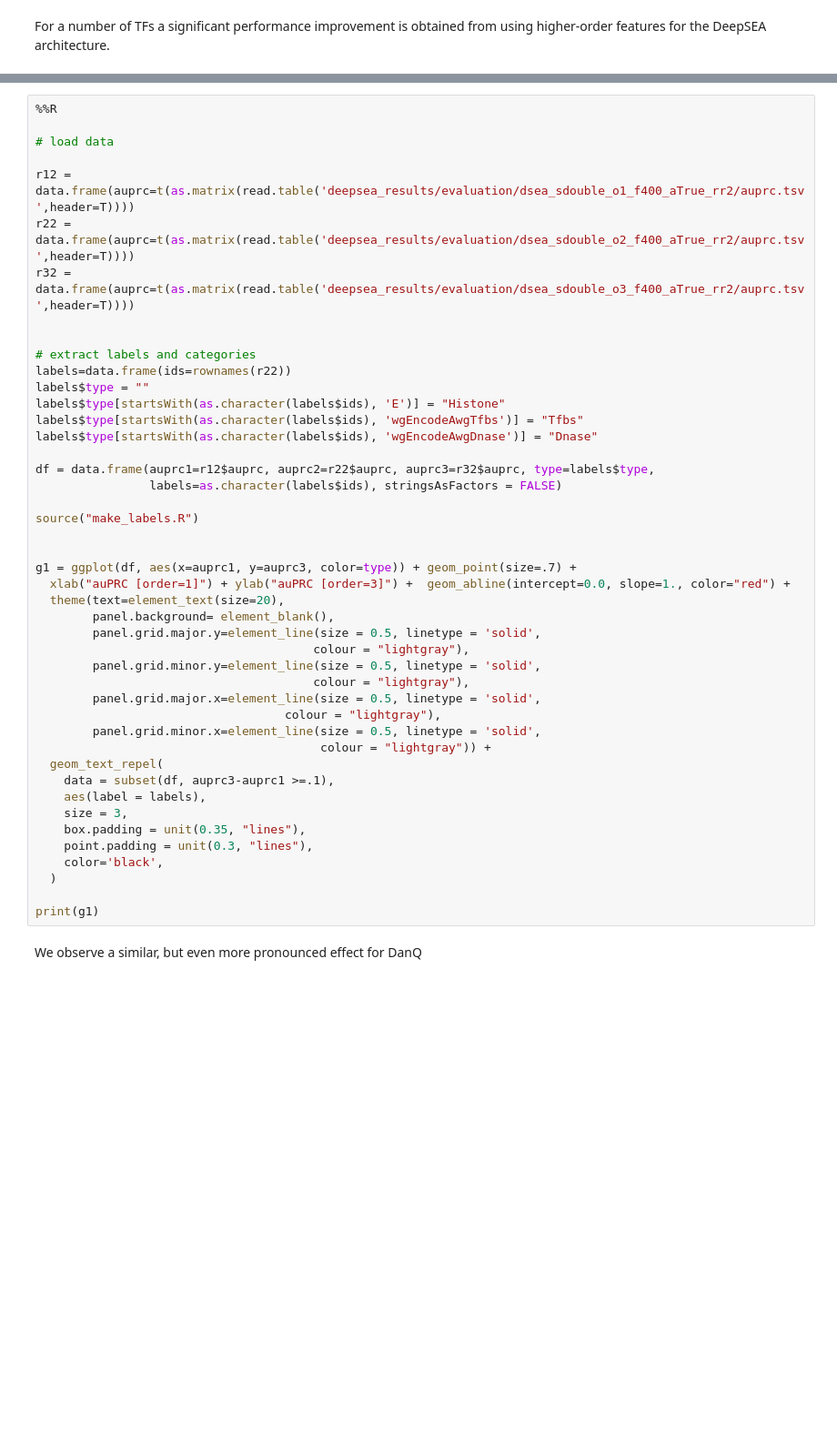
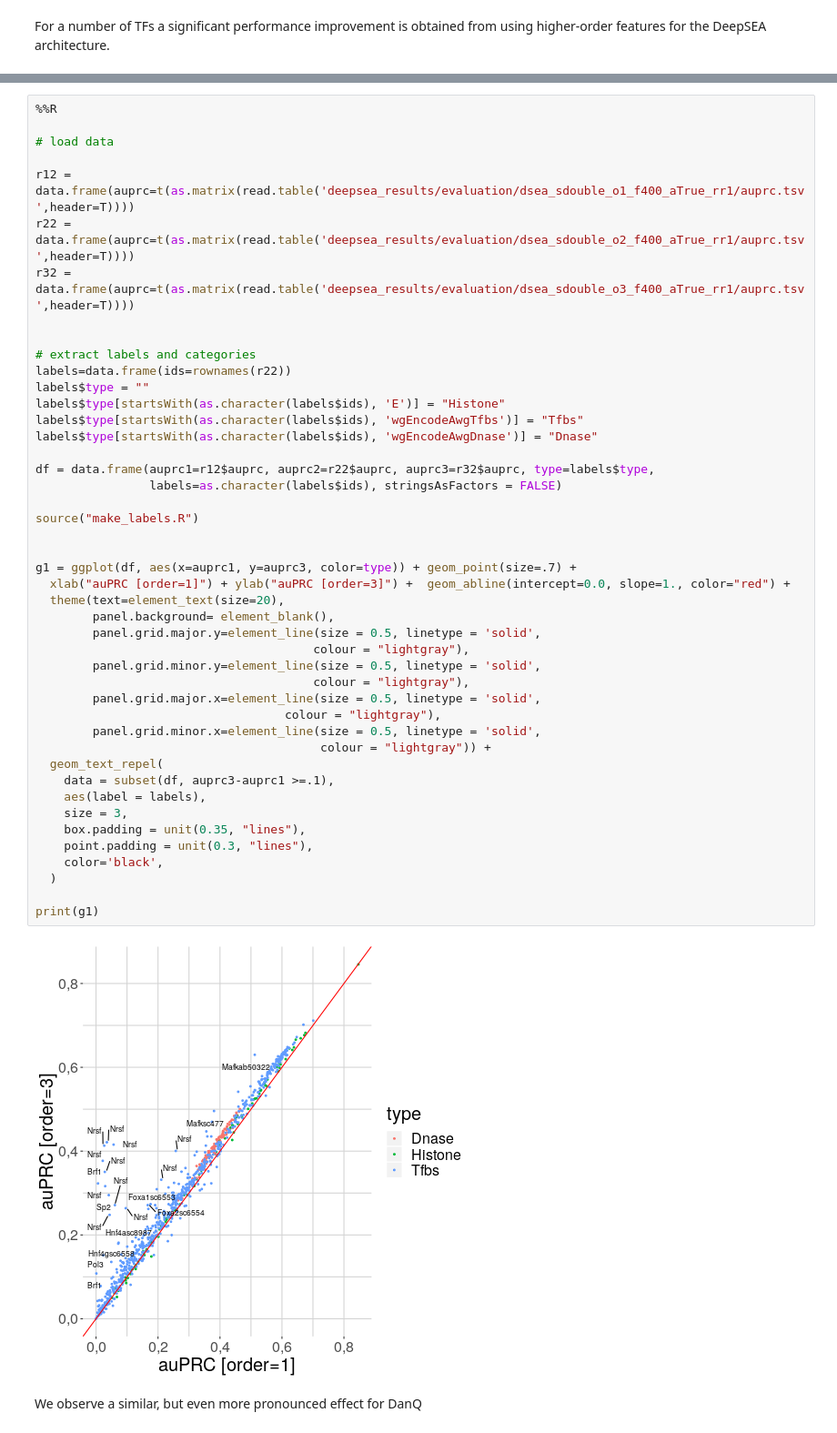
Before and after one commit to wkopp/janggu_usecases, a Jupyter notebook: 02_deepsea_danq_prediction/deepsea_danq_experiments.ipynb, the cells around one changed output, grey strips where cells are left out. Shown: that part at 91% size. Saved outputs shown, nothing was run; the diff lists cells and outputs as text; blank space fills up the shorter version.

```diff
--- a/02_deepsea_danq_prediction/deepsea_danq_experiments.ipynb
+++ b/02_deepsea_danq_prediction/deepsea_danq_experiments.ipynb
@@ -329,9 +355,9 @@ from using higher-order features for the DeepSEA architecture.
 
 # load data
 
-r12 = data.frame(auprc=t(as.matrix(read.table('deepsea_results/evaluation/dsea_sdouble_o1_f400_aTrue_rr2/auprc.tsv',header=T))))
-r22 = data.frame(auprc=t(as.matrix(read.table('deepsea_results/evaluation/dsea_sdouble_o2_f400_aTrue_rr2/auprc.tsv',header=T))))
-r32 = data.frame(auprc=t(as.matrix(read.table('deepsea_results/evaluation/dsea_sdouble_o3_f400_aTrue_rr2/auprc.tsv',header=T))))
+r12 = data.frame(auprc=t(as.matrix(read.table('deepsea_results/evaluation/dsea_sdouble_o1_f400_aTrue_rr1/auprc.tsv',header=T))))
+r22 = data.frame(auprc=t(as.matrix(read.table('deepsea_results/evaluation/dsea_sdouble_o2_f400_aTrue_rr1/auprc.tsv',header=T))))
+r32 = data.frame(auprc=t(as.matrix(read.table('deepsea_results/evaluation/dsea_sdouble_o3_f400_aTrue_rr1/auprc.tsv',header=T))))
 
 
 # extract labels and categories
@@ -342,33 +368,35 @@ labels$type[startsWith(as.character(labels$ids), 'wgEncodeAwgTfbs')] = "Tfbs"
 labels$type[startsWith(as.character(labels$ids), 'wgEncodeAwgDnase')] = "Dnase"
 
 df = data.frame(auprc1=r12$auprc, auprc2=r22$auprc, auprc3=r32$auprc, type=labels$type,
                 labels=as.character(labels$ids), stringsAsFactors = FALSE)
 
 source("make_labels.R")
 
 
 g1 = ggplot(df, aes(x=auprc1, y=auprc3, color=type)) + geom_point(size=.7) +
   xlab("auPRC [order=1]") + ylab("auPRC [order=3]") +  geom_abline(intercept=0.0, slope=1., color="red") +
   theme(text=element_text(size=20),
         panel.background= element_blank(),
         panel.grid.major.y=element_line(size = 0.5, linetype = 'solid',
                                        colour = "lightgray"),
         panel.grid.minor.y=element_line(size = 0.5, linetype = 'solid',
                                        colour = "lightgray"),
         panel.grid.major.x=element_line(size = 0.5, linetype = 'solid',
                                    colour = "lightgray"),
         panel.grid.minor.x=element_line(size = 0.5, linetype = 'solid',
                                         colour = "lightgray")) +
   geom_text_repel(
     data = subset(df, auprc3-auprc1 >=.1),
     aes(label = labels),
     size = 3,
     box.padding = unit(0.35, "lines"),
     point.padding = unit(0.3, "lines"),
     color='black',
   )
 
 print(g1)
+# %% [output]
+[figure, added]
 # %% [markdown]
 We observe a similar, but even more pronounced effect for DanQ
 # %%
```
Also changed, not shown: parts of 14 cells of this notebook, 3 other files.
